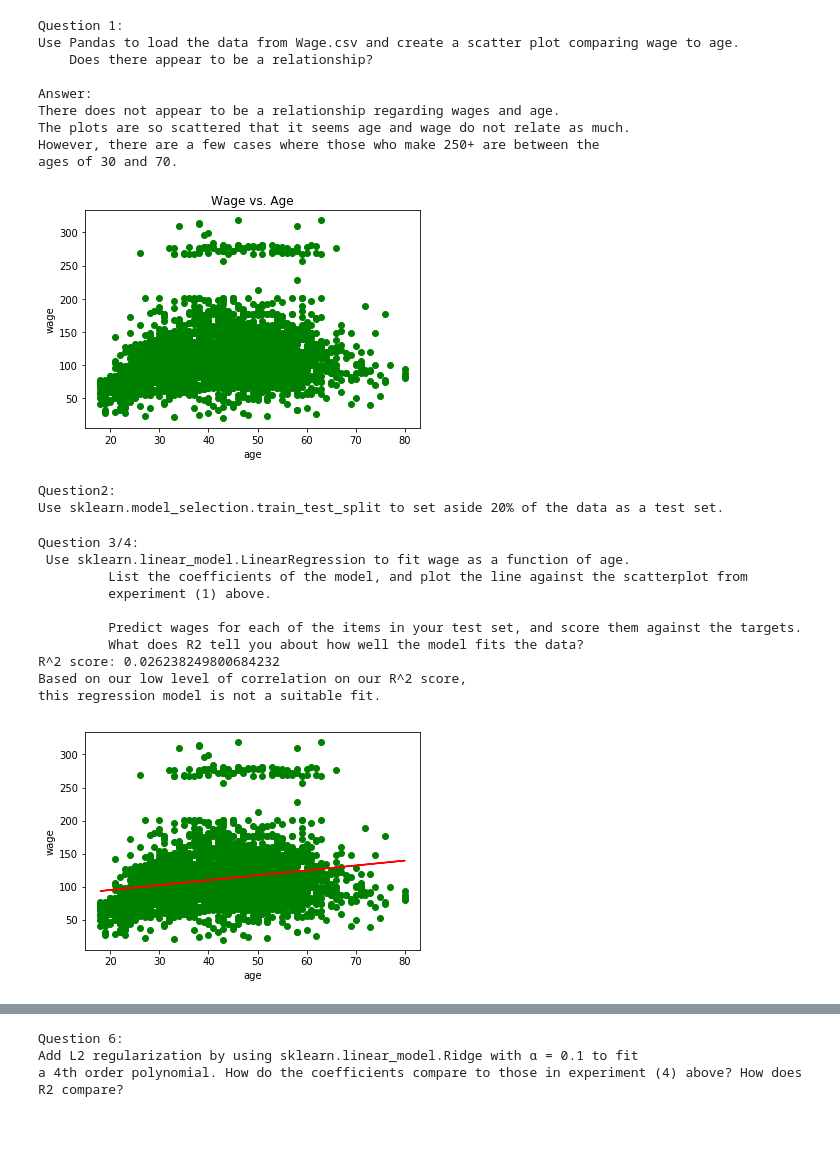
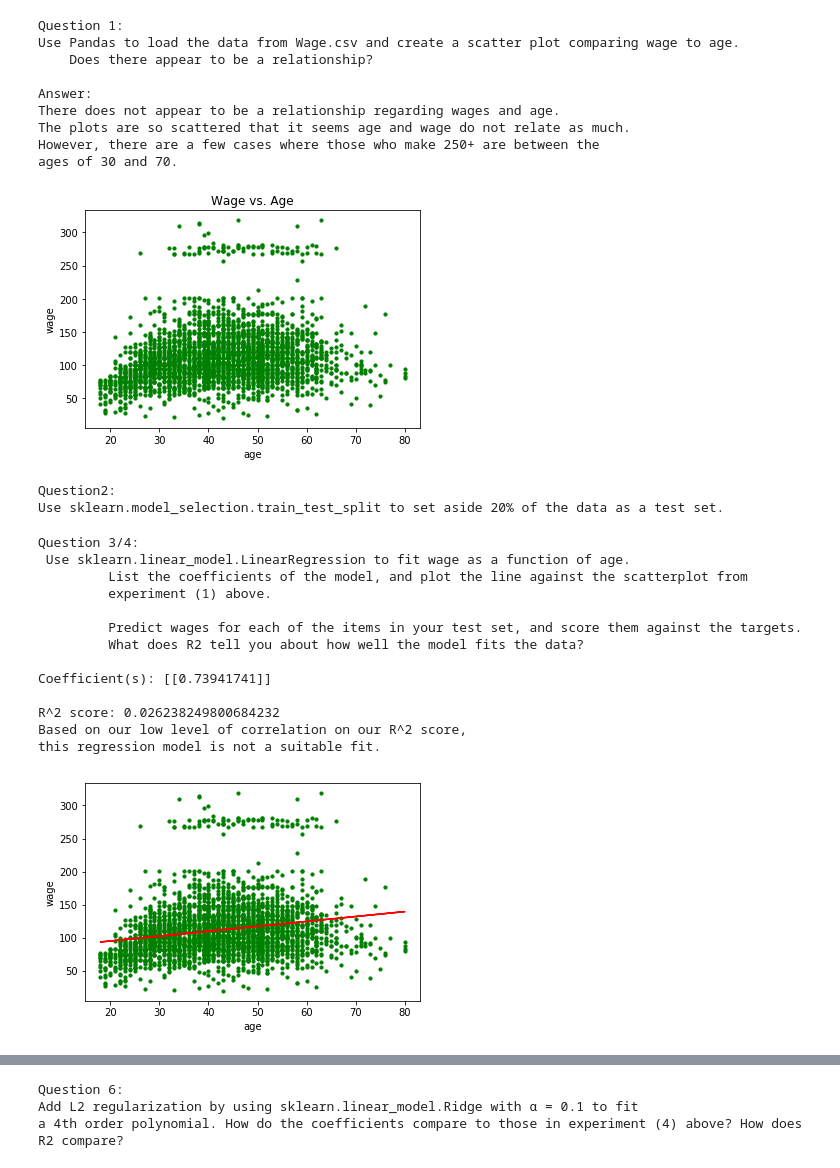
Before and after one commit to abtruong/machinelearning, a Jupyter notebook: Project 2/Project2_b.ipynb, the cells around one changed output, grey strips where cells are left out. Saved outputs shown, nothing was run; the diff lists cells and outputs as text; code cells hidden in the pictures; blank space fills up the shorter version.

```diff
--- a/Project 2/Project2_b.ipynb
+++ b/Project 2/Project2_b.ipynb
@@ -8,11 +8,13 @@ print("""Question 1:\nUse Pandas to load the data from Wage.csv and create a sca
 """)
 
 data = pandas.read_csv('Wage.csv')
+df = pandas.DataFrame(data, columns=['age', 'wage'])
+
 x = data['age'][:,None]
 y = data['wage'][:,None]
 plt.title("Wage vs. Age")
 
-plt.scatter(x, y, c='green')
+plt.scatter(x, y, c='green', s=10)
 plt.xlabel("age")
 plt.ylabel("wage")
 
@@ -31,7 +33,7 @@ There does not appear to be a relationship regarding wages and age.
 The plots are so scattered that it seems age and wage do not relate as much.
 However, there are a few cases where those who make 250+ are between the
 ages of 30 and 70.
-[figure, old version]
+[figure, new version]
 # %%
 print('''Question2:\nUse sklearn.model_selection.train_test_split to set aside 20% of the data as a test set.
 ''')
@@ -51,38 +53,41 @@ print('''Question 3/4: \n Use sklearn.linear_model.LinearRegression to fit wage
          What does R2 tell you about how well the model fits the data?''')
 
 reg = LinearRegression()
 
 # Using sklearn.linear_model.LinearRegression to fit wage as a function of age.
 reg.fit(x_train, y_train)
 
-#Listing the coefficients of the model
-reg.coef_
-
 # Predict the value
 y_pred = reg.predict(x_test)
 
 # Plot line against the scatterplot from question 1
-plt.scatter(x, y, c='green')
+plt.scatter(x, y, c='green', s=10)
 plt.xlabel("age")
 plt.ylabel("wage")
 plt.plot(x_test, y_pred, color='r')
+
+#Listing the coefficients of the model
+print("\nCoefficient(s):", reg.coef_, "\n")
 
 print("R^2 score:", r2_score(y_test, y_pred))
 #Doesnt work: score not defined: print("R^2 score_test:", score(y_test, y_pred, sample_weight=None))
 print('''Based on our low level of correlation on our R^2 score,
 this regression model is not a suitable fit.''')
 # %% [output]
 Question 3/4:
  Use sklearn.linear_model.LinearRegression to fit wage as a function of age.
          List the coefficients of the model, and plot the line against the scatterplot from
          experiment (1) above.
 
          Predict wages for each of the items in your test set, and score them against the targets.
          What does R2 tell you about how well the model fits the data?
+
+Coefficient(s): [[0.73941741]]
+
 R^2 score: 0.026238249800684232
 Based on our low level of correlation on our R^2 score,
 this regression model is not a suitable fit.
-[figure, old version]
+[figure, new version]
 # %%
 print('''Question 5: \nUse sklearn.preprocessing. PolynomialFeatures along with LinearRegression to fit a
 4th order polynomial to the same data. Plot the resulting polynomial, and compare R2 to the previous model.''')
```
Also changed, not shown: parts of 3 cells of this notebook.
